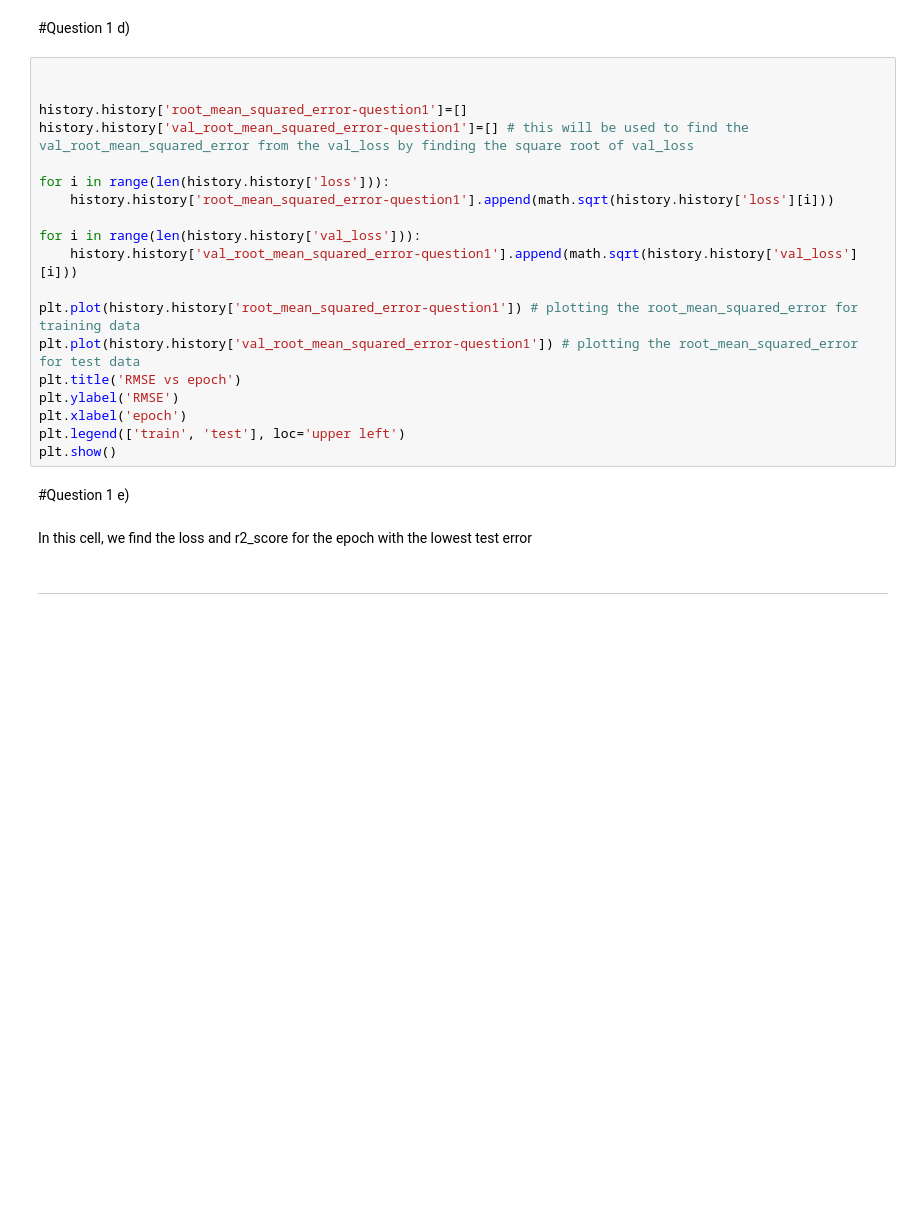
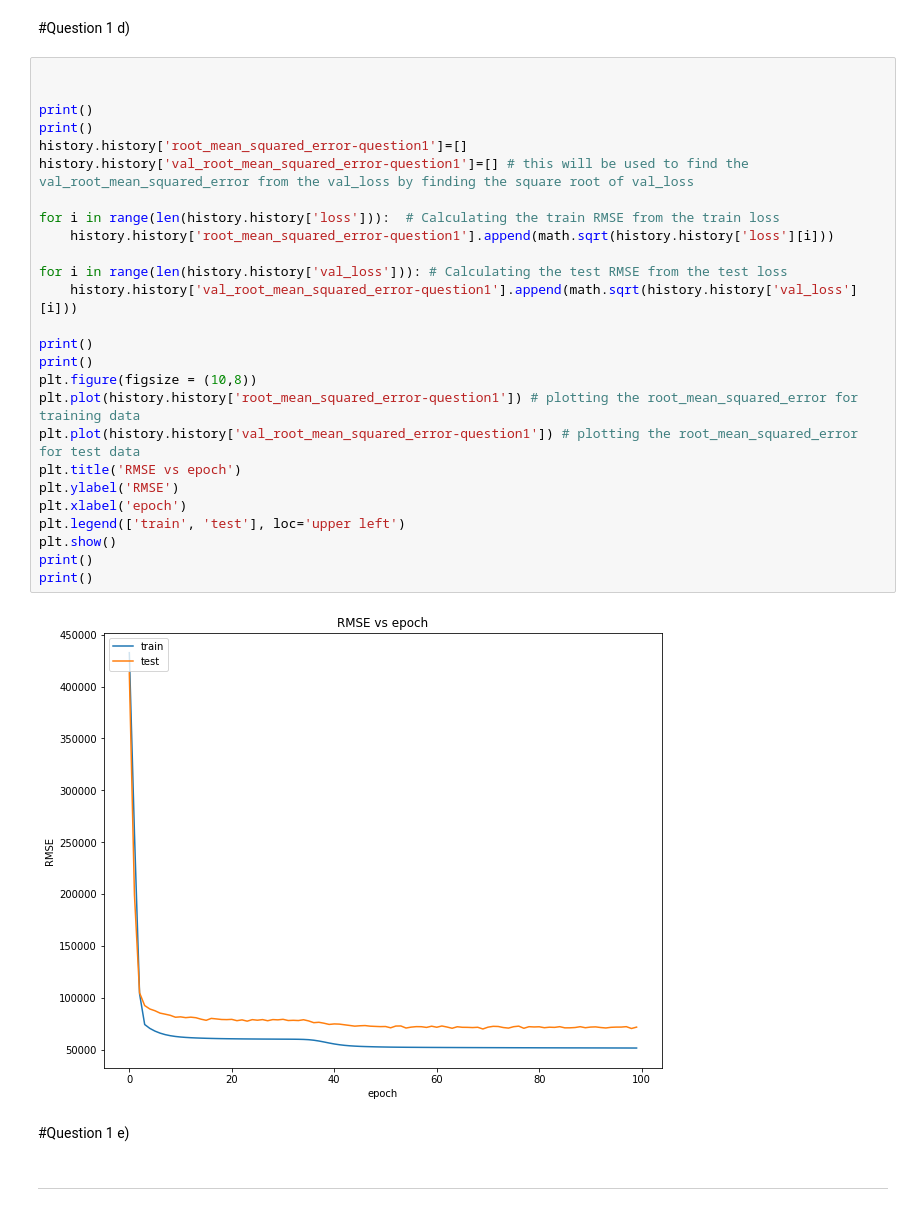
Before and after one commit to kirath2205/Neural-Network-Assignment-1, a Jupyter notebook: start_1b.ipynb, the cells around one changed output. Drawn from its saved outputs; the diff is of its cells as text; blank space fills up the shorter version.

```diff
--- a/start_1b.ipynb
+++ b/start_1b.ipynb
@@ -235,26 +301,33 @@ history = model.fit(train_ds, epochs=100, validation_data=val_ds, callbacks=[mod
 # %%
 
 
+print()
+print()
 history.history['root_mean_squared_error-question1']=[]
 history.history['val_root_mean_squared_error-question1']=[] # this will be used to find the val_root_mean_squared_error from the val_loss by finding the square root of val_loss
 
-for i in range(len(history.history['loss'])):
+for i in range(len(history.history['loss'])):  # Calculating the train RMSE from the train loss
     history.history['root_mean_squared_error-question1'].append(math.sqrt(history.history['loss'][i]))
 
-for i in range(len(history.history['val_loss'])):
+for i in range(len(history.history['val_loss'])): # Calculating the test RMSE from the test loss
     history.history['val_root_mean_squared_error-question1'].append(math.sqrt(history.history['val_loss'][i]))
 
+print()
+print()
+plt.figure(figsize = (10,8))
 plt.plot(history.history['root_mean_squared_error-question1']) # plotting the root_mean_squared_error for training data
 plt.plot(history.history['val_root_mean_squared_error-question1']) # plotting the root_mean_squared_error for test data
 plt.title('RMSE vs epoch')
 plt.ylabel('RMSE')
 plt.xlabel('epoch')
 plt.legend(['train', 'test'], loc='upper left')
 plt.show()
+print()
+print()
+# %% [output]
+[figure, added]
 # %% [markdown]
 #Question 1 e)
-# %% [markdown]
-In this cell, we find the loss and r2_score for the epoch with the lowest test error
 # %% [markdown]
 
 
```
Also changed, not shown: parts of 34 cells of this notebook.
